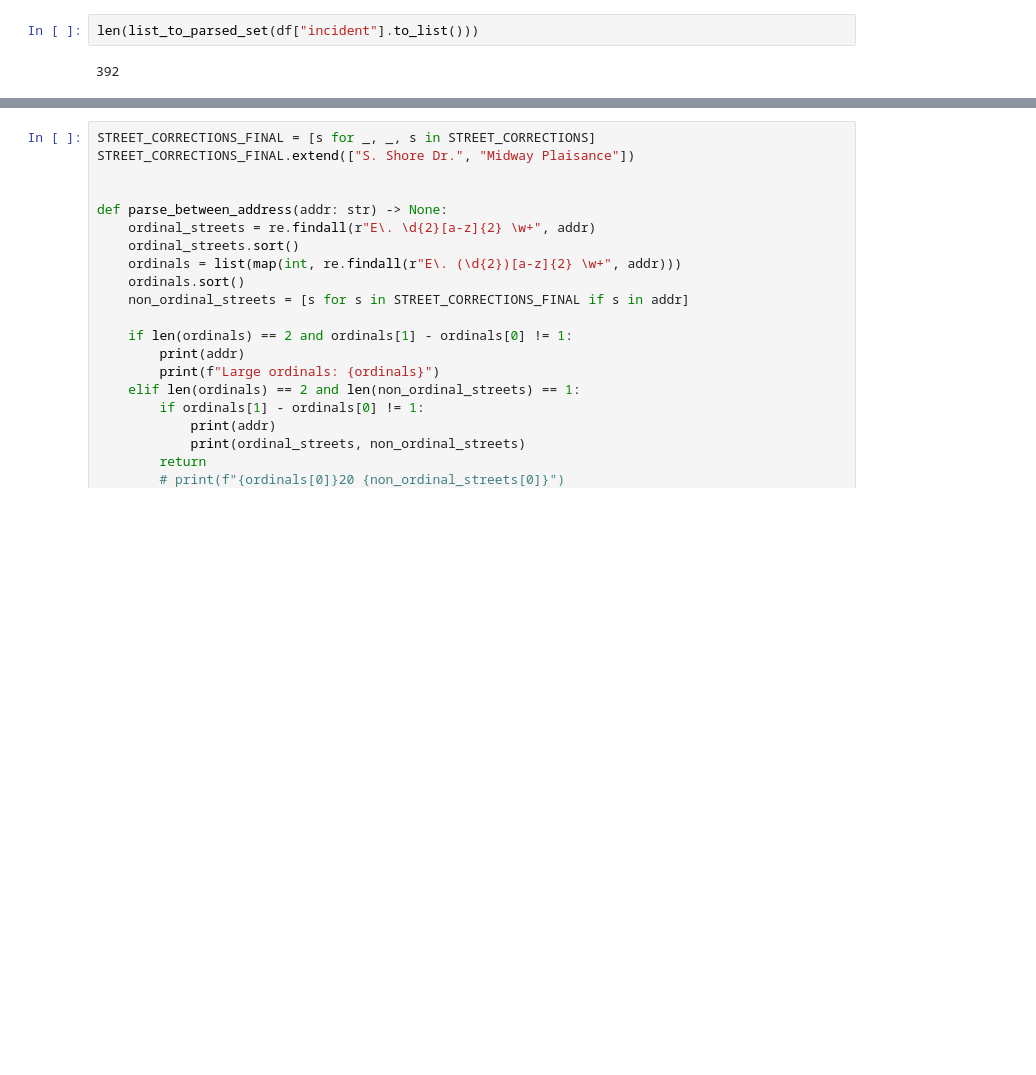
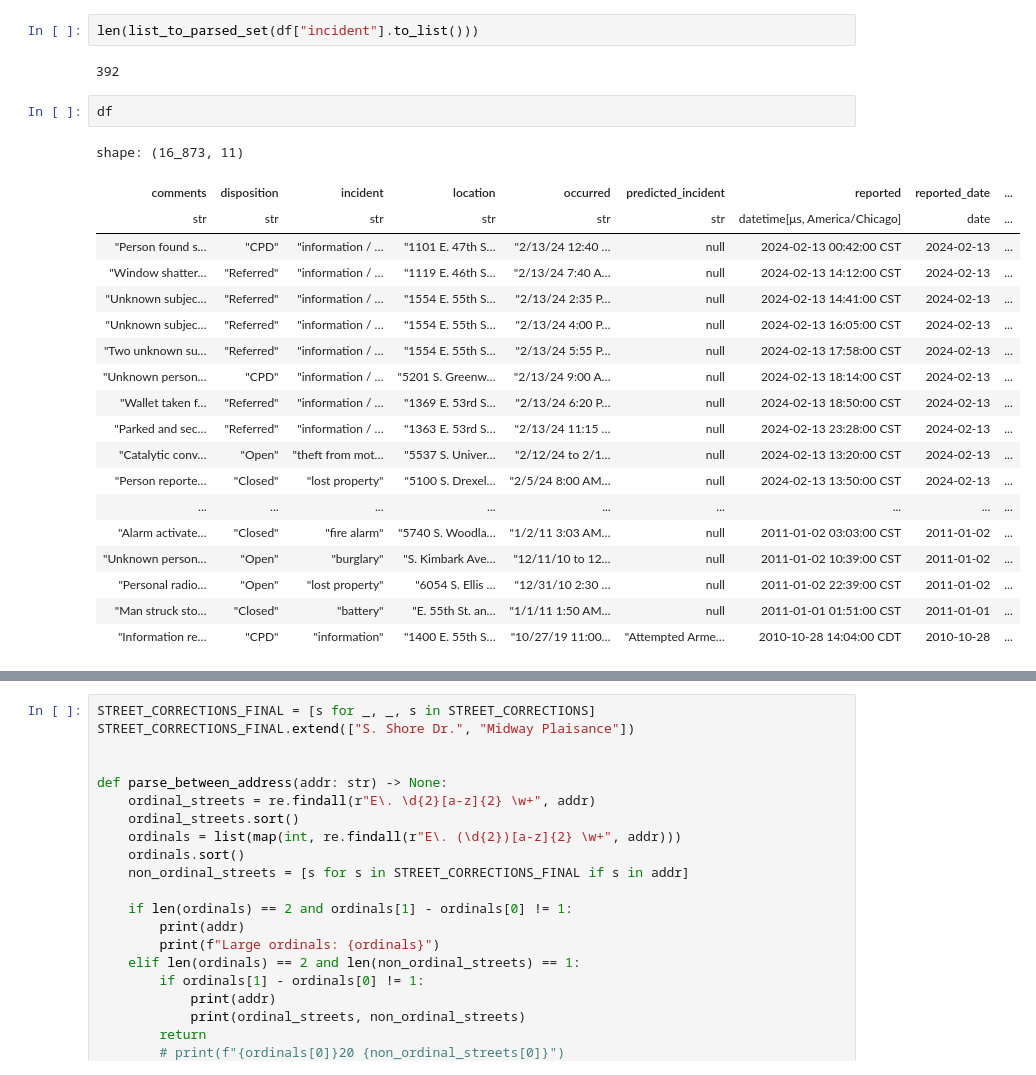
Before and after one commit to michplunkett/one-offs, a Jupyter notebook: notebooks/ucpd_reported_incdent_analysis.ipynb, the cells around one changed output, grey strips where cells are left out. Cells and saved outputs as stored; diff of their text form; blank space fills up the shorter version.

```diff
--- a/notebooks/ucpd_reported_incdent_analysis.ipynb
+++ b/notebooks/ucpd_reported_incdent_analysis.ipynb
@@ -154,6 +154,28 @@ print(list_to_parsed_set(df["incident"].to_list()))
 len(list_to_parsed_set(df["incident"].to_list()))
 # %% [output]
 392
+# %%
+df
+# %% [output]
+shape: (16_873, 11)
+| comments | disposition | incident | location | occurred | predicted_incident | reported | reported_date | ... |
+| str | str | str | str | str | str | datetime[μs, America/Chicago] | date | ... |
+| "Person found s… | "CPD" | "information / … | "1101 E. 47th S… | "2/13/24 12:40 … | null | 2024-02-13 00:42:00 CST | 2024-02-13 | ... |
+| "Window shatter… | "Referred" | "information / … | "1119 E. 46th S… | "2/13/24 7:40 A… | null | 2024-02-13 14:12:00 CST | 2024-02-13 | ... |
+| "Unknown subjec… | "Referred" | "information / … | "1554 E. 55th S… | "2/13/24 2:35 P… | null | 2024-02-13 14:41:00 CST | 2024-02-13 | ... |
+| "Unknown subjec… | "Referred" | "information / … | "1554 E. 55th S… | "2/13/24 4:00 P… | null | 2024-02-13 16:05:00 CST | 2024-02-13 | ... |
+| "Two unknown su… | "Referred" | "information / … | "1554 E. 55th S… | "2/13/24 5:55 P… | null | 2024-02-13 17:58:00 CST | 2024-02-13 | ... |
+| "Unknown person… | "CPD" | "information / … | "5201 S. Greenw… | "2/13/24 9:00 A… | null | 2024-02-13 18:14:00 CST | 2024-02-13 | ... |
+| "Wallet taken f… | "Referred" | "information / … | "1369 E. 53rd S… | "2/13/24 6:20 P… | null | 2024-02-13 18:50:00 CST | 2024-02-13 | ... |
+| "Parked and sec… | "Referred" | "information / … | "1363 E. 53rd S… | "2/13/24 11:15 … | null | 2024-02-13 23:28:00 CST | 2024-02-13 | ... |
+| "Catalytic conv… | "Open" | "theft from mot… | "5537 S. Univer… | "2/12/24 to 2/1… | null | 2024-02-13 13:20:00 CST | 2024-02-13 | ... |
+| "Person reporte… | "Closed" | "lost property" | "5100 S. Drexel… | "2/5/24 8:00 AM… | null | 2024-02-13 13:50:00 CST | 2024-02-13 | ... |
+| ... | ... | ... | ... | ... | ... | ... | ... | ... |
+| "Alarm activate… | "Closed" | "fire alarm" | "5740 S. Woodla… | "1/2/11 3:03 AM… | null | 2011-01-02 03:03:00 CST | 2011-01-02 | ... |
+| "Unknown person… | "Open" | "burglary" | "S. Kimbark Ave… | "12/11/10 to 12… | null | 2011-01-02 10:39:00 CST | 2011-01-02 | ... |
+| "Personal radio… | "Open" | "lost property" | "6054 S. Ellis … | "12/31/10 2:30 … | null | 2011-01-02 22:39:00 CST | 2011-01-02 | ... |
+| "Man struck sto… | "Closed" | "battery" | "E. 55th St. an… | "1/1/11 1:50 AM… | null | 2011-01-01 01:51:00 CST | 2011-01-01 | ... |
+| "Information re… | "CPD" | "information" | "1400 E. 55th S… | "10/27/19 11:00… | "Attempted Arme… | 2010-10-28 14:04:00 CDT | 2010-10-28 | ... |
 # %%
 df.filter(pl.col("location").str.contains(" between ")).filter(
     ~pl.col("location").str.contains(" to ")
```
Also changed, not shown: parts of 11 cells of this notebook.
